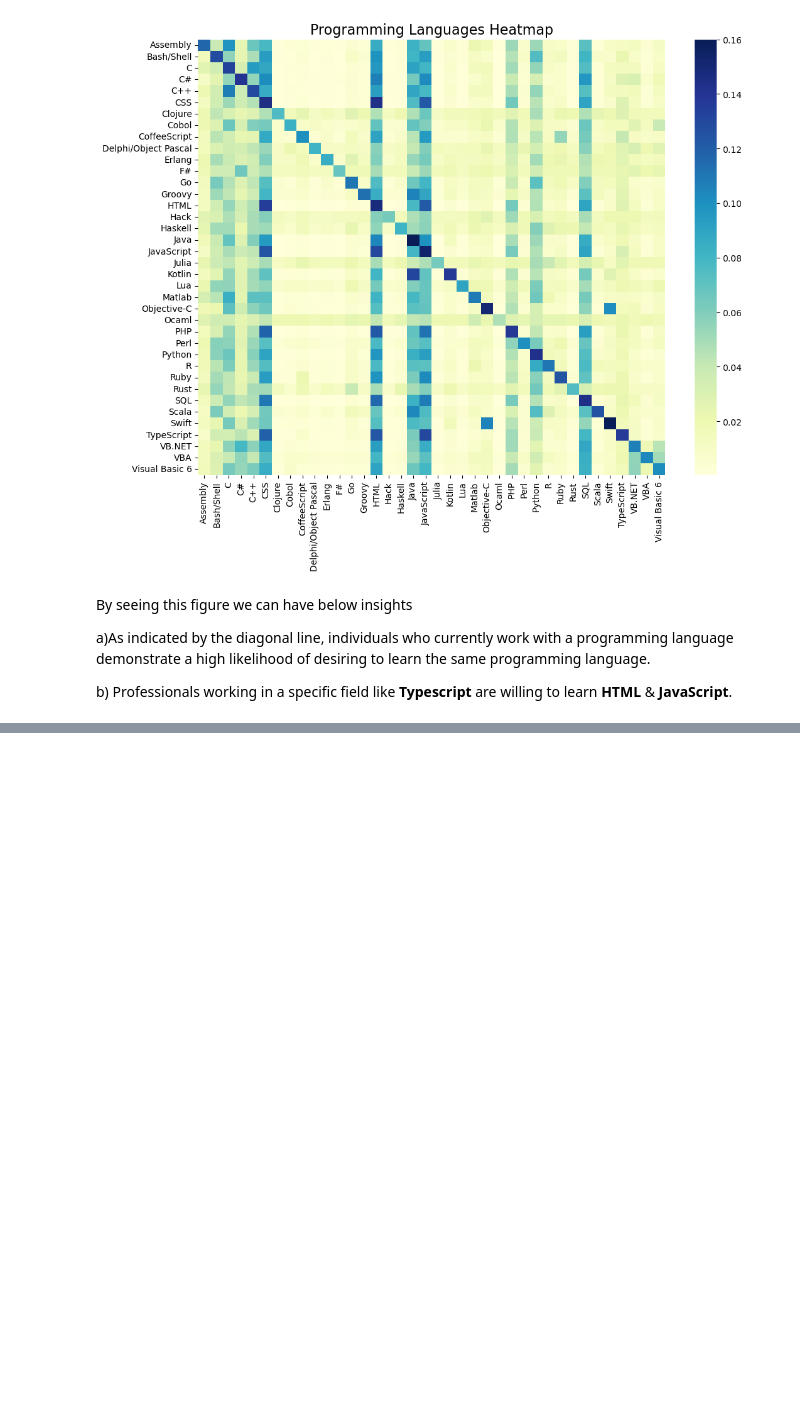
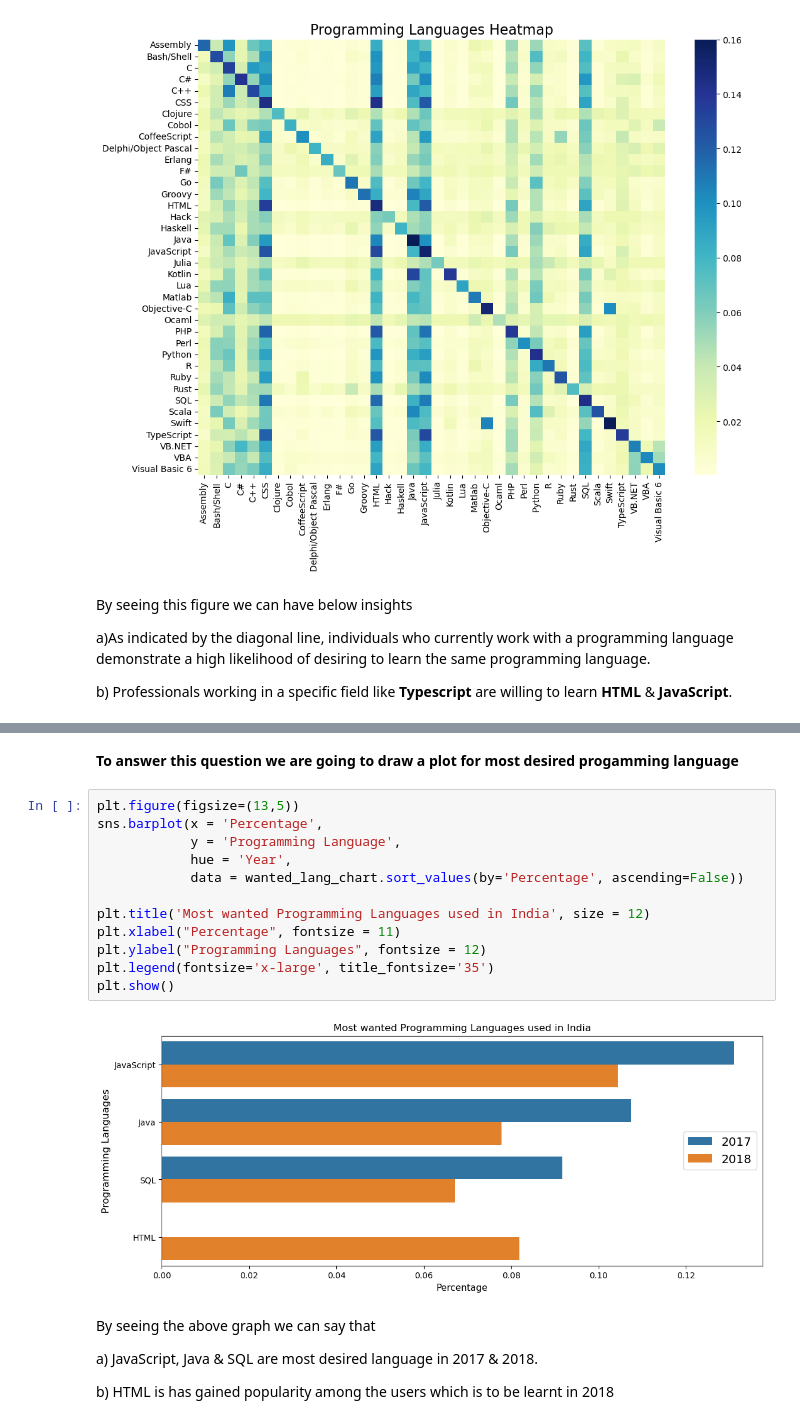
Before and after one commit to ankush01061997/Data_Scientist_Blog_post_master, a Jupyter notebook: Stackoverflow’s_2017_2018_Dataset (1).ipynb, the cells around one changed output, grey strips where cells are left out. Cells and saved outputs as stored; diff of their text form; blank space fills up the shorter version.

```diff
--- a/Stackoverflow’s_2017_2018_Dataset (1).ipynb
+++ b/Stackoverflow’s_2017_2018_Dataset (1).ipynb
@@ -256,0 +316,22 @@ b) Professionals working in a specific field like **Typescript** are willing to
+# %% [markdown]
+**To answer this question we are going to draw a plot for most desired progamming language**
+# %%
+plt.figure(figsize=(13,5))
+sns.barplot(x = 'Percentage',
+            y = 'Programming Language',
+            hue = 'Year',
+            data = wanted_lang_chart.sort_values(by='Percentage', ascending=False))
+
+plt.title('Most wanted Programming Languages used in India', size = 12)
+plt.xlabel("Percentage", fontsize = 11)
+plt.ylabel("Programming Languages", fontsize = 12)
+plt.legend(fontsize='x-large', title_fontsize='35')
+plt.show()
+# %% [output]
+[figure, added]
+# %% [markdown]
+By seeing the above graph we can say that
+
+a) JavaScript, Java & SQL are most desired language in 2017 & 2018.
+
+b) HTML is has gained popularity among the users which is to be learnt in 2018
```
Also changed, not shown: parts of 37 cells of this notebook, 2 other files.
